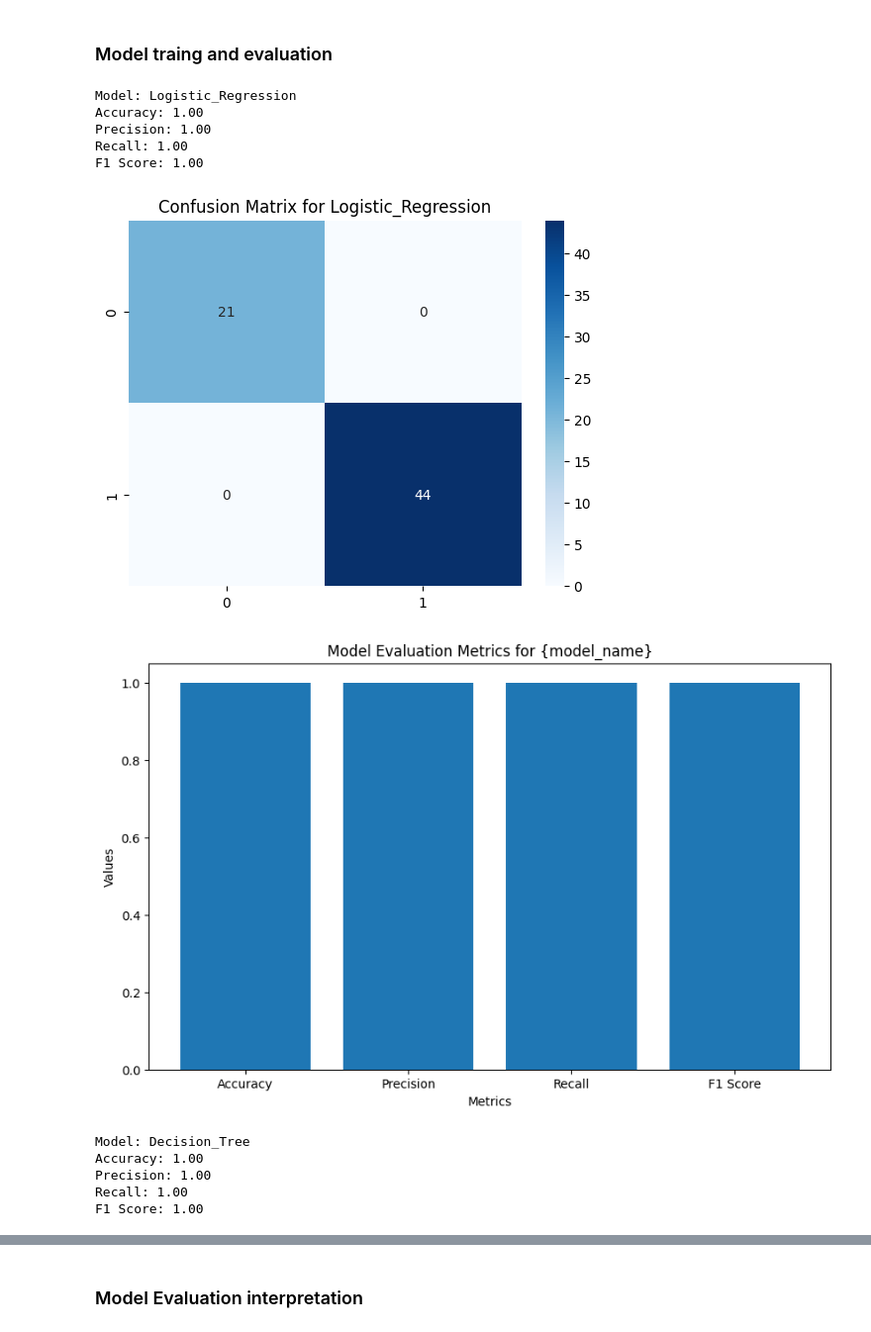
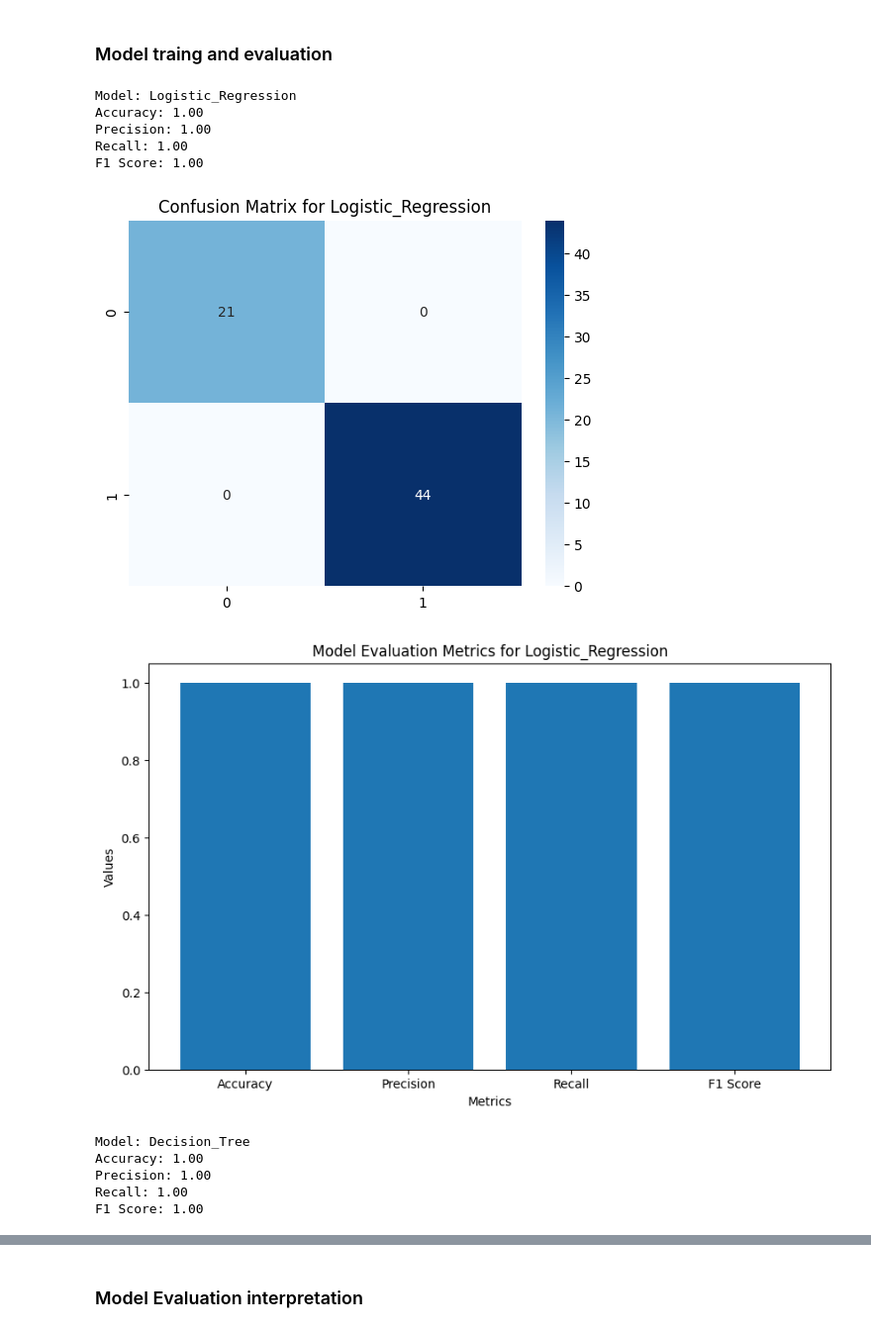
Before and after one commit to afislonge/campus-recruitment-prediction, a Jupyter notebook: campus_model.ipynb, the cells around one changed output, grey strips where cells are left out. Shown at 99% size. Saved outputs shown, nothing was run; the diff lists cells and outputs as text; code cells hidden in the pictures.

```diff
--- a/campus_model.ipynb
+++ b/campus_model.ipynb
@@ -489,35 +489,35 @@ for model_name, model in models.items():
     print(f"Model: {model_name}")
     print(f"Accuracy: {accuracy_score(y_test, y_pred):.2f}")
     print(f"Precision: {precision_score(y_test, y_pred):.2f}")
     print(f"Recall: {recall_score(y_test, y_pred):.2f}")
     print(f"F1 Score: {f1_score(y_test, y_pred):.2f}")
 
     # Plotting confusion matrix
     sns.heatmap(confusion_matrix(y_test, y_pred), annot=True, fmt="d", cmap="Blues")
     plt.title(f"Confusion Matrix for {model_name}")
     plt.show()
     print(f"\n")
     # Bar plot for evaluation metrics
     # Add some text for labels, title, and custom x-axis tick labels, etc.
     # Add the numeric values on top of the bars
     plt.figure(figsize=(10, 6))
     metrics = ['Accuracy', 'Precision', 'Recall', 'F1 Score']
     values = [accuracy_score(y_test, y_pred), precision_score(y_test, y_pred), recall_score(y_test, y_pred), f1_score(y_test, y_pred)]
     plt.bar(metrics, values)
-    plt.title('Model Evaluation Metrics for {model_name}')
+    plt.title(f'Model Evaluation Metrics for {model_name}')
     plt.xlabel('Metrics')
     plt.ylabel('Values')
     plt.show()
 
     print(f"\n")
 # %% [output]
 Model: Logistic_Regression
 Accuracy: 1.00
 Precision: 1.00
 Recall: 1.00
 F1 Score: 1.00
 [figure]
-[figure, old version]
+[figure, new version]
 Model: Decision_Tree
 Accuracy: 1.00
 Precision: 1.00
```
Also changed, not shown: parts of 1 cell of this notebook.
